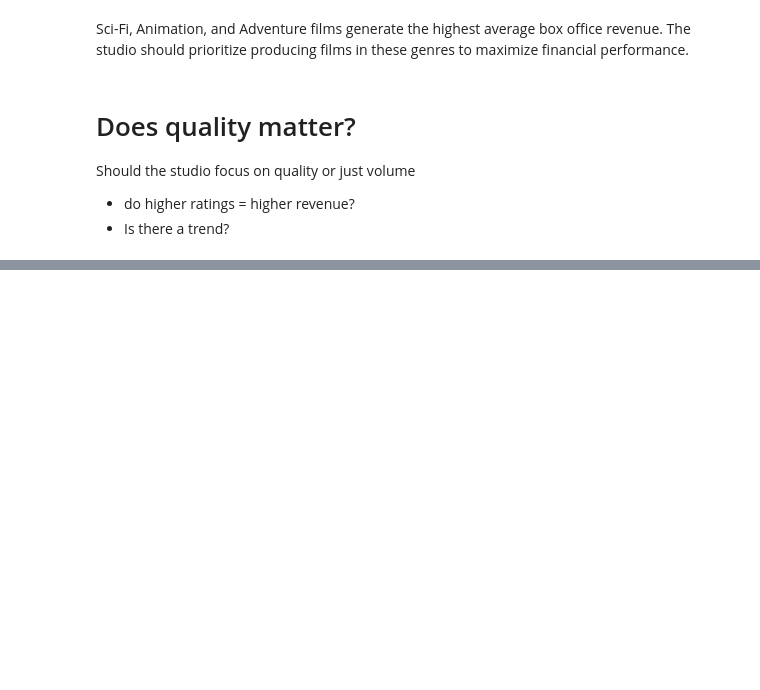
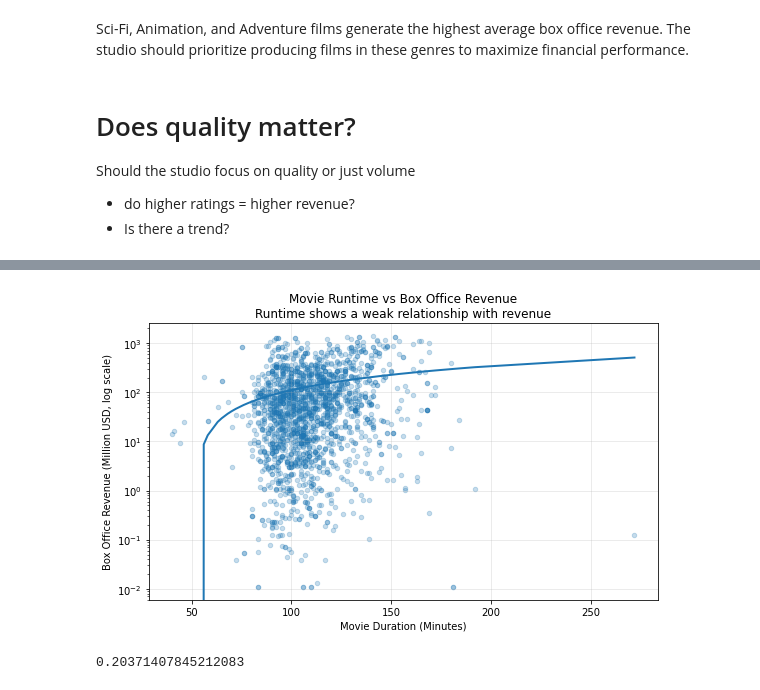
Before and after one commit to ChairoSolutions/Movie-Studio-EDA-Project, a Jupyter notebook: student.ipynb, the cells around one changed output, grey strips where cells are left out. Cells and saved outputs as stored; diff of their text form; code cells hidden in the pictures; blank space fills up the shorter version.

```diff
--- a/student.ipynb
+++ b/student.ipynb
@@ -379,0 +519,55 @@ plt.show()
+# %%
+## Duration vs revenue (Does runtime affect revenue?)
+import numpy as np
+import matplotlib.pyplot as plt
+
+# Clean data for plotting
+plot_df = df_runtime[
+    (df_runtime["gross"] > 0) &
+    (df_runtime["runtime"].notna())
+].sort_values("runtime")
+
+# Create figure
+plt.figure(figsize=(8, 5))
+
+# Scatter plot
+plt.scatter(
+    plot_df["runtime"],
+    plot_df["gross"],
+    alpha=0.25,
+    s=20
+)
+
+# Trend line
+z = np.polyfit(plot_df["runtime"], plot_df["gross"], 1)
+p = np.poly1d(z)
+plt.plot(
+    plot_df["runtime"],
+    p(plot_df["runtime"]),
+    linewidth=2
+)
+
+# Log scale for revenue
+plt.yscale("log")
+
+# Labels and title
+plt.xlabel("Movie Duration (Minutes)")
+plt.ylabel("Box Office Revenue (Million USD, log scale)")
+plt.title(
+    "Movie Runtime vs Box Office Revenue\n"
+    "Runtime shows a weak relationship with revenue"
+)
+
+# Styling
+plt.grid(True, alpha=0.3)
+plt.tight_layout()
+plt.savefig('data/images/Movie Runtime vs Box Office Revenue', dpi=300, bbox_inches='tight')
+plt.show()
+# %% [output]
+[figure, added]
+# %%
+# Correlation. we check the relation between revenue and runtime
+revenue_corr = df_runtime["runtime"].corr(df_runtime["gross"])
+revenue_corr
+# %% [output]
+0.20371407845212083
```
Also changed, not shown: parts of 36 cells of this notebook, 3 other files.
